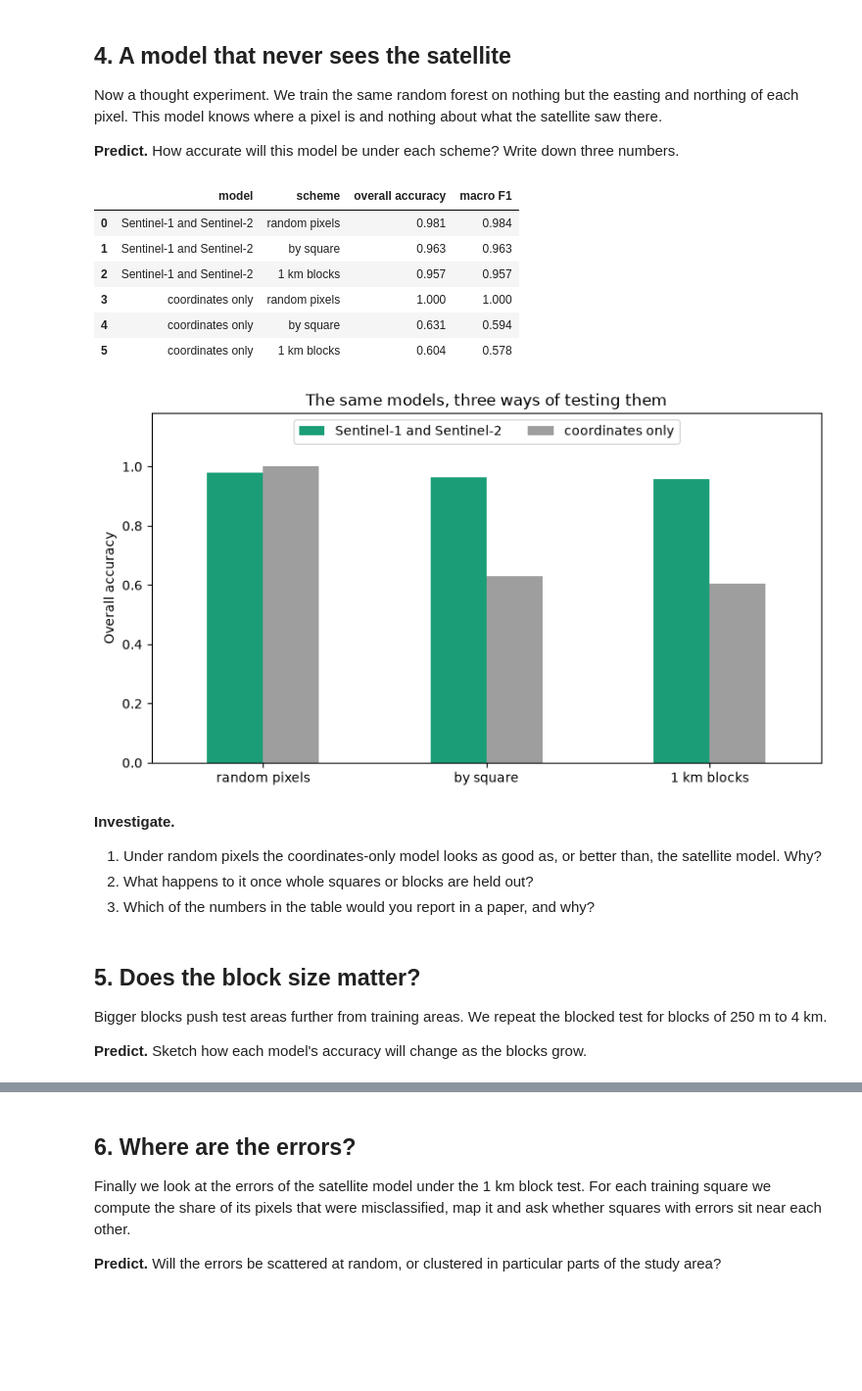
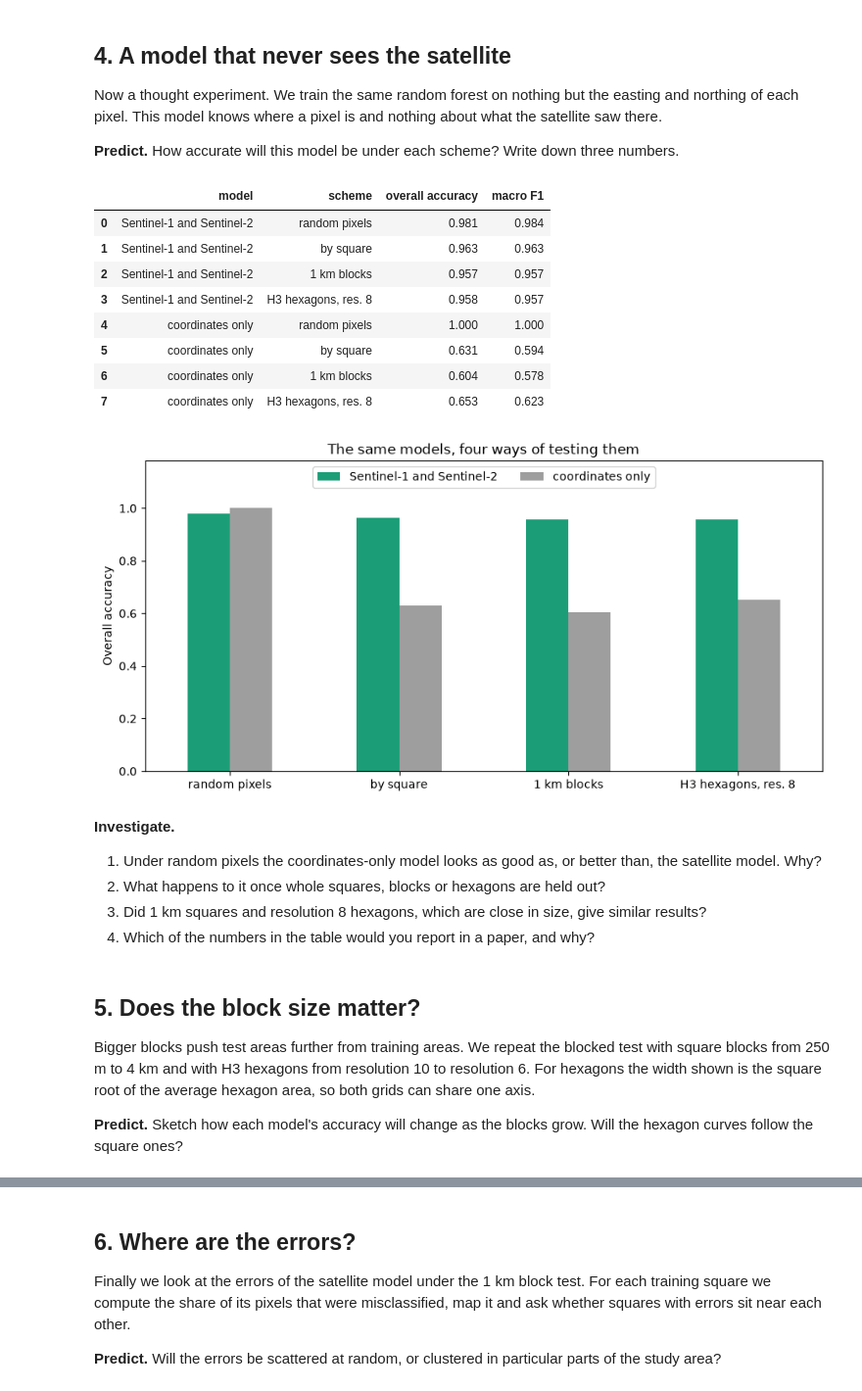
Before and after one commit to yunusserhat/eo-gis-practicals, a Jupyter notebook: notebooks/lab2_why_random_splits_flatter_your_map.ipynb, the cells around one changed output, grey strips where cells are left out. Shown at 98% size. Saved outputs shown, nothing was run; the diff lists cells and outputs as text; code cells hidden in the pictures; blank space fills up the shorter version.

Commit message:
Relicense code under GPL-3.0-or-later and add H3 hexagon validation to Lab 2

```diff
--- a/notebooks/lab2_why_random_splits_flatter_your_map.ipynb
+++ b/notebooks/lab2_why_random_splits_flatter_your_map.ipynb
@@ -18,6 +18,8 @@ study a random split would have lifted a model that used no satellite data at al
 **Level and time.** Honours (SCQF level 10) or MSc (SCQF level 11), about two hours. Run Lab 1 first, because this
 lab reuses its training pixels.
 # %%
+# Copyright (C) 2026 Yunus Serhat Bıçakçı
+# SPDX-License-Identifier: GPL-3.0-or-later
 import os
 import warnings
 from pathlib import Path
@@ -25,7 +27,10 @@ from pathlib import Path
 import numpy as np
 import pandas as pd
 import geopandas as gpd
+import h3
 import matplotlib.pyplot as plt
+from pyproj import Transformer
+from shapely.geometry import Polygon
 from sklearn.ensemble import RandomForestClassifier
 from sklearn.model_selection import KFold, GroupKFold, cross_val_predict, train_test_split
 from sklearn.metrics import accuracy_score, f1_score
@@ -58,6 +63,13 @@ def evaluate(features, cv, groups=None):
 def blocks(size_m):
     """Label each pixel with the square block of the given size that contains it."""
     return (train.E // size_m).astype(int).astype(str) + "_" + (train.N // size_m).astype(int).astype(str)
+
+TO_LONLAT = Transformer.from_crs("EPSG:27700", "EPSG:4326", always_xy=True)
+train["lon"], train["lat"] = TO_LONLAT.transform(train.E.values, train.N.values)
+
+def hexagons(resolution):
+    """Label each pixel with the H3 hexagon of the given resolution that contains it."""
+    return np.array([h3.latlng_to_cell(lat, lon, resolution) for lat, lon in zip(train.lat, train.lon)])
 # %% [output]
 3340 training pixels in 140 squares
 # %% [markdown]
@@ -103,8 +120,10 @@ We now use five-fold cross-validation in three ways.
 # %%
+print(f"Average H3 hexagon at resolution 8 {h3.average_hexagon_area(8, unit='km^2'):.2f} km²")
 schemes = {
     "random pixels": (KFold(5, shuffle=True, random_state=42), None),
     "by square": (GroupKFold(5), train["polygon_id"].values),
     "1 km blocks": (GroupKFold(5), blocks(1000).values),
+    "H3 hexagons, res. 8": (GroupKFold(5), hexagons(8)),
 }
 results = []
 for name, (cv, groups) in schemes.items():
@@ -136,33 +186,39 @@ table
 | 0 | Sentinel-1 and Sentinel-2 | random pixels | 0.981 | 0.984 |
 | 1 | Sentinel-1 and Sentinel-2 | by square | 0.963 | 0.963 |
 | 2 | Sentinel-1 and Sentinel-2 | 1 km blocks | 0.957 | 0.957 |
-| 3 | coordinates only | random pixels | 1.000 | 1.000 |
-| 4 | coordinates only | by square | 0.631 | 0.594 |
-| 5 | coordinates only | 1 km blocks | 0.604 | 0.578 |
+| 3 | Sentinel-1 and Sentinel-2 | H3 hexagons, res. 8 | 0.958 | 0.957 |
+| 4 | coordinates only | random pixels | 1.000 | 1.000 |
+| 5 | coordinates only | by square | 0.631 | 0.594 |
+| 6 | coordinates only | 1 km blocks | 0.604 | 0.578 |
+| 7 | coordinates only | H3 hexagons, res. 8 | 0.653 | 0.623 |
 # %%
 MODEL_COLOURS = {"Sentinel-1 and Sentinel-2": "#1b9e77", "coordinates only": "#9e9e9e"}
 pivot = table.pivot(index="scheme", columns="model", values="overall accuracy").loc[list(schemes), list(MODEL_COLOURS)]
-ax = pivot.plot.bar(figsize=(8, 4.5), color=MODEL_COLOURS, rot=0)
+ax = pivot.plot.bar(figsize=(9, 4.5), color=MODEL_COLOURS, rot=0)
 ax.set_xlabel("")
 ax.set_ylabel("Overall accuracy")
 ax.set_ylim(0, 1.18)
-ax.set_title("The same models, three ways of testing them")
+ax.set_title("The same models, four ways of testing them")
 ax.legend(title="", loc="upper center", ncol=2)
 plt.tight_layout()
 plt.savefig(FIGURES / "lab2_validation_schemes.png", dpi=120)
 plt.show()
 # %% [output]
-[figure, old version]
+[figure, new version]
 # %% [markdown]
 **Investigate.**
 1. Under random pixels the coordinates-only model looks as good as, or better than, the satellite model. Why?
-2. What happens to it once whole squares or blocks are held out?
-3. Which of the numbers in the table would you report in a paper, and why?
+2. What happens to it once whole squares, blocks or hexagons are held out?
+3. Did 1 km squares and resolution 8 hexagons, which are close in size, give similar results?
+4. Which of the numbers in the table would you report in a paper, and why?
 # %% [markdown]
 ## 5. Does the block size matter?
 
-Bigger blocks push test areas further from training areas. We repeat the blocked test for blocks of 250 m to 4 km.
+Bigger blocks push test areas further from training areas. We repeat the blocked test with square blocks from 250 m
+to 4 km and with H3 hexagons from resolution 10 to resolution 6. For hexagons the width shown is the square root of
+the average hexagon area, so both grids can share one axis.
 
-**Predict.** Sketch how each model's accuracy will change as the blocks grow.
+**Predict.** Sketch how each model's accuracy will change as the blocks grow. Will the hexagon curves follow the
+square ones?
 # %%
 sizes = [250, 500, 1000, 2000, 4000]
```
Also changed, not shown: parts of 10 cells of this notebook, 14 other files.
